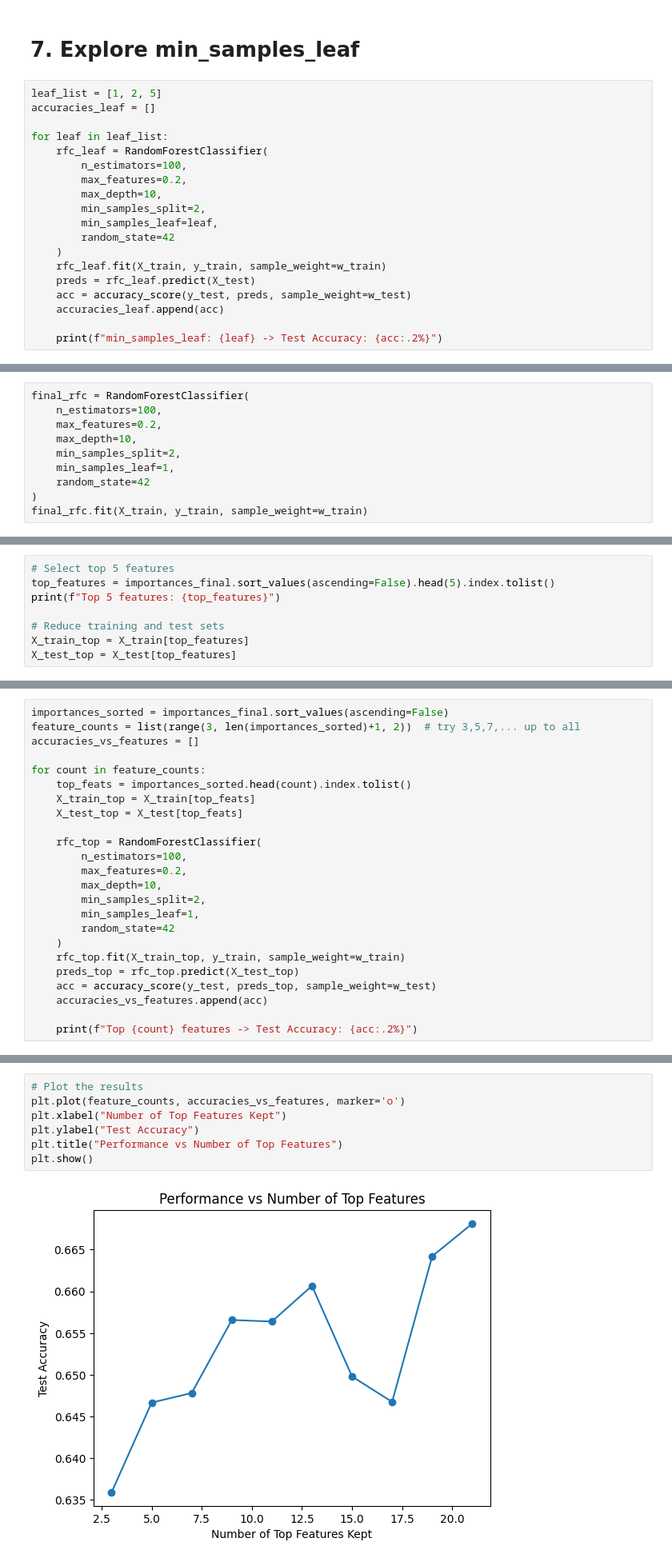
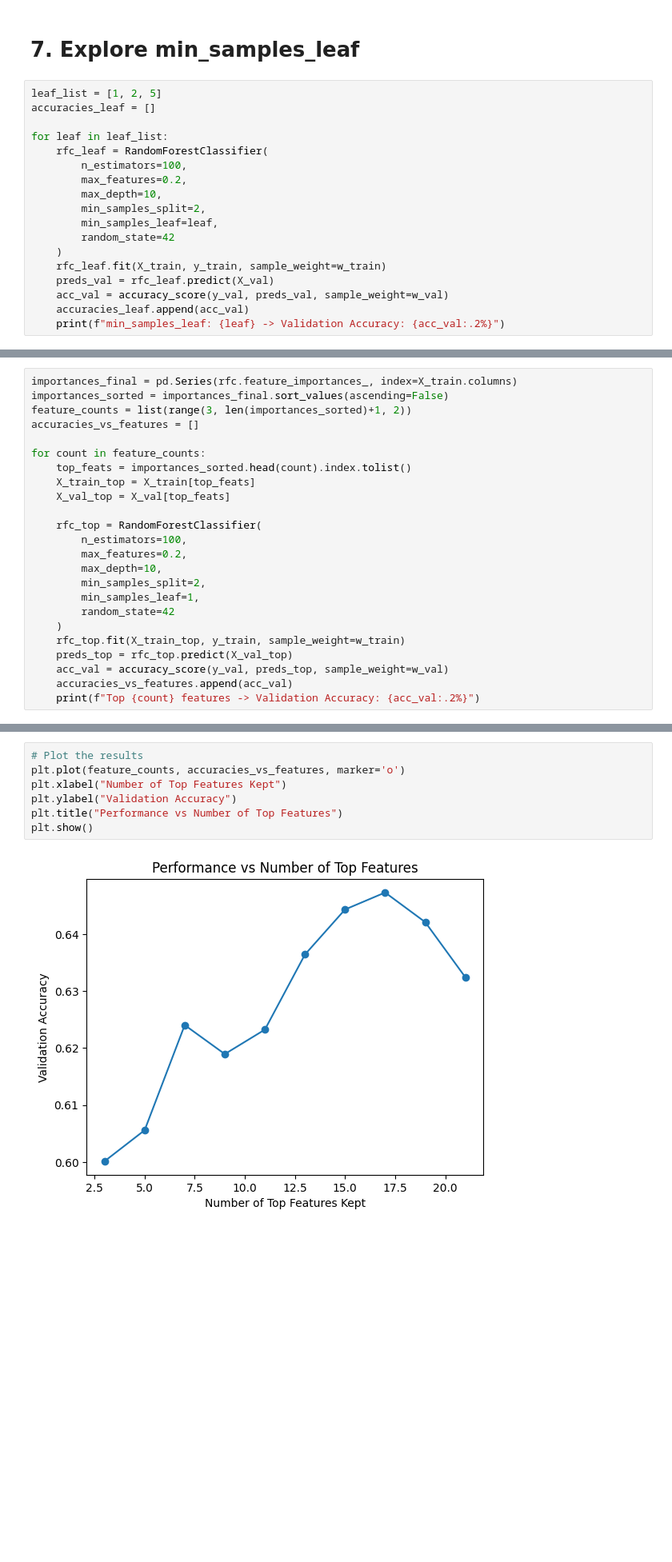
Before and after one commit to Yorkel/predicting-low-math-pisa-uk, a Jupyter notebook: notebooks/05_ensemble_random_forest.ipynb, the cells around one changed output, grey strips where cells are left out. Shown at 80% size. Cells and saved outputs as stored; diff of their text form; blank space fills up the shorter version.

Commit message:
random forest part 2

```diff
--- a/notebooks/05_ensemble_random_forest.ipynb
+++ b/notebooks/05_ensemble_random_forest.ipynb
@@ -287,9 +275,8 @@ for leaf in leaf_list:
         random_state=42
     )
     rfc_leaf.fit(X_train, y_train, sample_weight=w_train)
-    preds = rfc_leaf.predict(X_test)
-    acc = accuracy_score(y_test, preds, sample_weight=w_test)
-    accuracies_leaf.append(acc)
-
-    print(f"min_samples_leaf: {leaf} -> Test Accuracy: {acc:.2%}")
+    preds_val = rfc_leaf.predict(X_val)
+    acc_val = accuracy_score(y_val, preds_val, sample_weight=w_val)
+    accuracies_leaf.append(acc_val)
+    print(f"min_samples_leaf: {leaf} -> Validation Accuracy: {acc_val:.2%}")
 # %% [output]
@@ -311,10 +295,0 @@ plt.show()
-# %%
-final_rfc = RandomForestClassifier(
-    n_estimators=100,
-    max_features=0.2,
-    max_depth=10,
-    min_samples_split=2,
-    min_samples_leaf=1,
-    random_state=42
-)
-final_rfc.fit(X_train, y_train, sample_weight=w_train)
@@ -360,8 +295,0 @@ plt.show()
-# %%
-# Select top 5 features
-top_features = importances_final.sort_values(ascending=False).head(5).index.tolist()
-print(f"Top 5 features: {top_features}")
-
-# Reduce training and test sets
-X_train_top = X_train[top_features]
-X_test_top = X_test[top_features]
@@ -372,12 +298,13 @@ Top 5 features: ['SES', 'qual_math_instruct', 'family_stat', 'life_sat', 'num_si
 # %%
+importances_final = pd.Series(rfc.feature_importances_, index=X_train.columns)
 importances_sorted = importances_final.sort_values(ascending=False)
-feature_counts = list(range(3, len(importances_sorted)+1, 2))  # try 3,5,7,... up to all
+feature_counts = list(range(3, len(importances_sorted)+1, 2))
 accuracies_vs_features = []
 
 for count in feature_counts:
     top_feats = importances_sorted.head(count).index.tolist()
     X_train_top = X_train[top_feats]
-    X_test_top = X_test[top_feats]
+    X_val_top = X_val[top_feats]
 
     rfc_top = RandomForestClassifier(
         n_estimators=100,
@@ -388,9 +315,8 @@ for count in feature_counts:
         random_state=42
     )
     rfc_top.fit(X_train_top, y_train, sample_weight=w_train)
-    preds_top = rfc_top.predict(X_test_top)
-    acc = accuracy_score(y_test, preds_top, sample_weight=w_test)
-    accuracies_vs_features.append(acc)
-
-    print(f"Top {count} features -> Test Accuracy: {acc:.2%}")
+    preds_top = rfc_top.predict(X_val_top)
+    acc_val = accuracy_score(y_val, preds_top, sample_weight=w_val)
+    accuracies_vs_features.append(acc_val)
+    print(f"Top {count} features -> Validation Accuracy: {acc_val:.2%}")
 # %% [output]
@@ -407,12 +333,12 @@ Top 21 features -> Test Accuracy: 66.81%
 # %%
 # Plot the results
 plt.plot(feature_counts, accuracies_vs_features, marker='o')
 plt.xlabel("Number of Top Features Kept")
-plt.ylabel("Test Accuracy")
+plt.ylabel("Validation Accuracy")
 plt.title("Performance vs Number of Top Features")
 plt.show()
 # %% [output]
-[figure, old version]
+[figure, new version]
 # %% [markdown]
 - **Optimal number of features:**
   Incrementally adding top features showed that test accuracy continued to improve up to using **all 21 features**, with no clear plateau. This indicates that, for this dataset, retaining the full feature set maximizes predictive performance, likely due to small contributions from multiple variables that together refine the decision boundaries.
```
Also changed, not shown: parts of 52 cells of this notebook, 1 other file.
